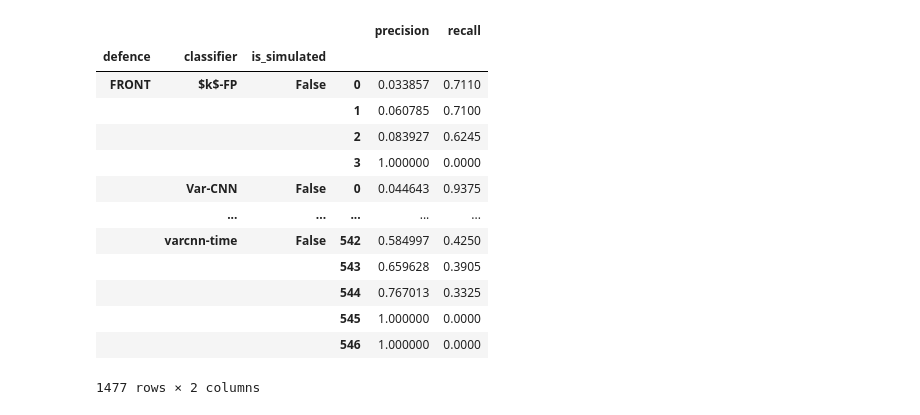
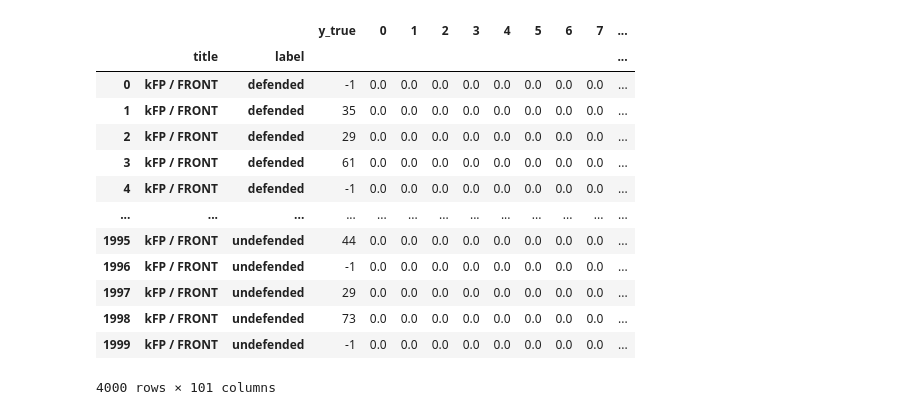
Before and after one commit to jpcsmith/qcsd-experiments, a Jupyter notebook: workflow/notebooks/result-analysis-curve.ipynb, the cells around one changed output. Cells and saved outputs as stored; diff of their text form; code cells hidden in the pictures.

```diff
--- a/workflow/notebooks/result-analysis-curve.ipynb
+++ b/workflow/notebooks/result-analysis-curve.ipynb
@@ -61,25 +26,0 @@ if "snakemake" in globals():
-# %%
-def _load_data(inputs):
-    data = (pd.concat([
-                pd.read_csv(fname, header=0) for fname in inputs
-            ], keys=inputs, names=["path"])
-            .fillna(0)
-            .rename(columns=lambda c: int(c) if c != "y_true" else c)
-            .astype({"y_true": int})
-            .drop(columns=[-1])
-            .assign(
-                is_simulated=lambda x: x.index.get_level_values("path").str.contains("simulated"),
-                defence=lambda x: x.index.get_level_values("path").map(
-                    lambda s: next(defence for defence in ["front", "tamaraw", "undefended"] if defence in s)
-                ),
-                classifier=lambda x: x.index.get_level_values("path").map(
-                    lambda s: next(classifier for classifier in ["kfp", "dfnet", "varcnn-time", "varcnn-sizes", "varcnn"] if classifier in s)
-                ))
-            .set_index(["defence", "classifier", "is_simulated"])
-            .rename(index={"front": "FRONT", "tamaraw": "Tamaraw", "undefended": "Undefended",
-                           "kfp": "$k$-FP", "dfnet": "DF", "varcnn": "Var-CNN"})
-           )
-    return data
-
-data = _load_data(INPUTS)
-data
@@ -136,20 +26,0 @@ def precision_recall_curve(df):
-# %%
-pr_scores = (data.groupby(["defence", "classifier", "is_simulated"])
-             .apply(lambda x: precision_recall_curve(x)))
-             # .set_index("thresholds", append=True))
-pr_scores
-# %% [output]
-|  |  |  |  | precision | recall |
-| defence | classifier | is_simulated |  |  |  |
-| FRONT | $k$-FP | False | 0 | 0.033857 | 0.7110 |
-|  |  |  | 1 | 0.060785 | 0.7100 |
-|  |  |  | 2 | 0.083927 | 0.6245 |
-|  |  |  | 3 | 1.000000 | 0.0000 |
-|  | Var-CNN | False | 0 | 0.044643 | 0.9375 |
-|  | ... | ... | ... | ... | ... |
-|  | varcnn-time | False | 542 | 0.584997 | 0.4250 |
-|  |  |  | 543 | 0.659628 | 0.3905 |
-|  |  |  | 544 | 0.767013 | 0.3325 |
-|  |  |  | 545 | 1.000000 | 0.0000 |
-|  |  |  | 546 | 1.000000 | 0.0000 |
-1477 rows × 2 columns
@@ -155,0 +68,31 @@ pr_scores
+# %%
+def _load_data(inputs):
+    return (
+        pd.concat([
+            pd.read_csv(filename, header=0).assign(title=axes_title, label=label).set_index(["title", "label"], append=True)
+            for (axes_title, lines) in inputs.items()
+            for (label, filename) in lines.items()
+        ])
+        .fillna(0)
+        .rename(columns=lambda c: int(c) if c != "y_true" else c)
+        .astype({"y_true": int})
+        .drop(columns=[-1])
+    )
+
+data = _load_data(config.layout)
+data
+# %% [output]
+|  |  |  | y_true | 0 | 1 | 2 | 3 | 4 | 5 | 6 | 7 | ... |
+|  | title | label |  |  |  |  |  |  |  |  |  | ... |
+| 0 | kFP / FRONT | defended | -1 | 0.0 | 0.0 | 0.0 | 0.0 | 0.0 | 0.0 | 0.0 | 0.0 | ... |
+| 1 | kFP / FRONT | defended | 35 | 0.0 | 0.0 | 0.0 | 0.0 | 0.0 | 0.0 | 0.0 | 0.0 | ... |
+| 2 | kFP / FRONT | defended | 29 | 0.0 | 0.0 | 0.0 | 0.0 | 0.0 | 0.0 | 0.0 | 0.0 | ... |
+| 3 | kFP / FRONT | defended | 61 | 0.0 | 0.0 | 0.0 | 0.0 | 0.0 | 0.0 | 0.0 | 0.0 | ... |
+| 4 | kFP / FRONT | defended | -1 | 0.0 | 0.0 | 0.0 | 0.0 | 0.0 | 0.0 | 0.0 | 0.0 | ... |
+| ... | ... | ... | ... | ... | ... | ... | ... | ... | ... | ... | ... | ... |
+| 1995 | kFP / FRONT | undefended | 44 | 0.0 | 0.0 | 0.0 | 0.0 | 0.0 | 0.0 | 0.0 | 0.0 | ... |
+| 1996 | kFP / FRONT | undefended | -1 | 0.0 | 0.0 | 0.0 | 0.0 | 0.0 | 0.0 | 0.0 | 0.0 | ... |
+| 1997 | kFP / FRONT | undefended | 29 | 0.0 | 0.0 | 0.0 | 0.0 | 0.0 | 0.0 | 0.0 | 0.0 | ... |
+| 1998 | kFP / FRONT | undefended | 73 | 0.0 | 0.0 | 0.0 | 0.0 | 0.0 | 0.0 | 0.0 | 0.0 | ... |
+| 1999 | kFP / FRONT | undefended | -1 | 0.0 | 0.0 | 0.0 | 0.0 | 0.0 | 0.0 | 0.0 | 0.0 | ... |
+4000 rows × 101 columns
```
Also changed, not shown: parts of 9 cells of this notebook.
